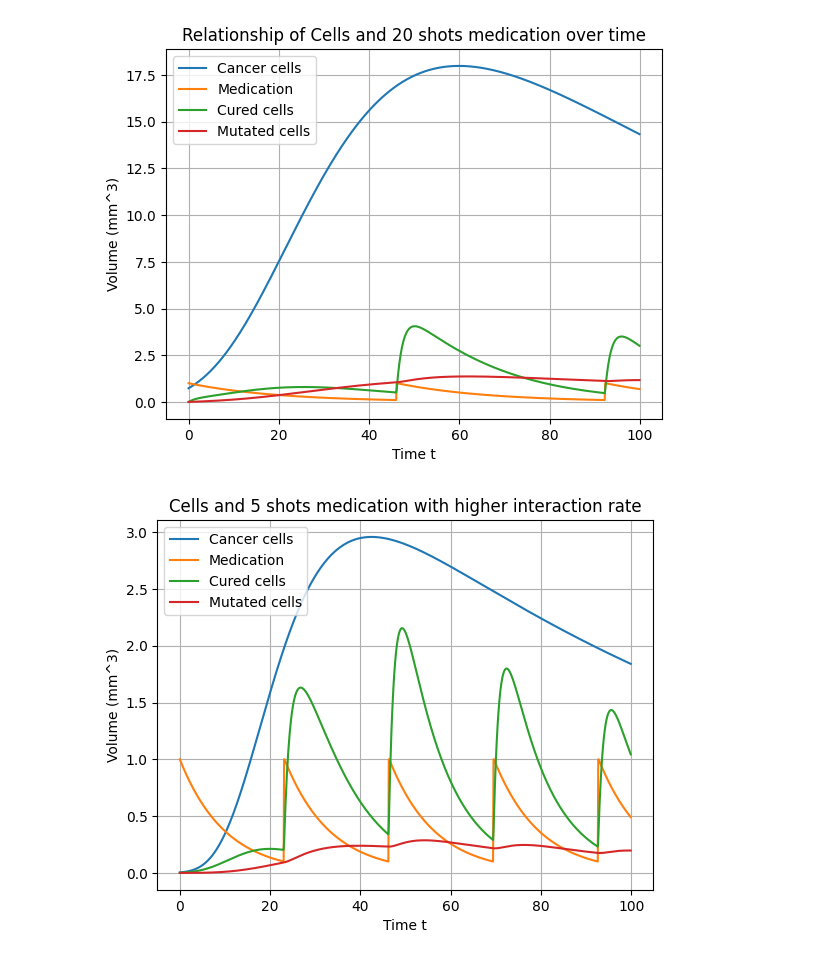
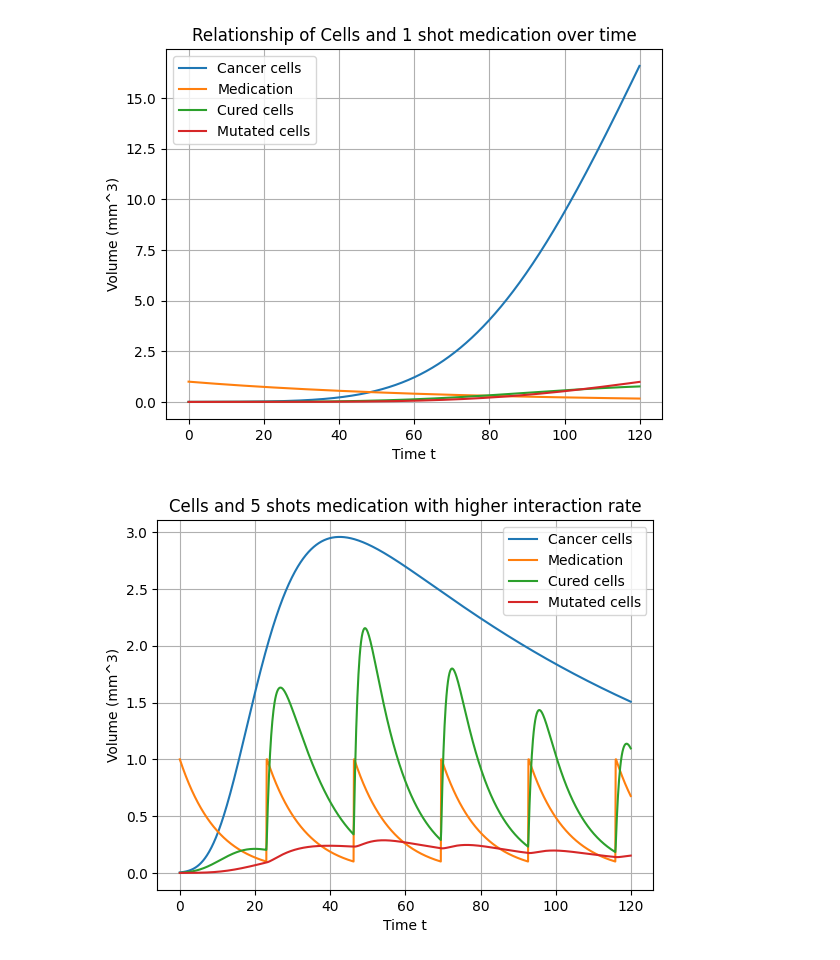
Before and after one commit to PXu114/531TermPaper, a Jupyter notebook: scratch.ipynb, the cells around one changed output. Saved outputs shown, nothing was run; the diff lists cells and outputs as text; code cells hidden in the pictures.

```diff
--- a/scratch.ipynb
+++ b/scratch.ipynb
@@ -9,7 +9,7 @@ k = 0.2
 kp = 0.05
 m = 0.1
 mp = 0.01
-delta = 0.1
+delta = 0.1     # med degen rate 0.1
 beta = 0.7
 gamma = 0.01
 C_1 = 5
@@ -18,7 +18,7 @@ C_3 = -1
 C_4 = 0.0
 
 h = 0.1  # Step size
-n_steps = 1000  # Number of steps
+n_steps = 1200  # Number of steps
 
 # Time points
 t = np.arange(0, n_steps * h, h)
@@ -83,7 +83,7 @@ plt.plot(t, Ap_values, label='Mutated cells')
 plt.xlabel('Time t')
 plt.ylabel('Volume (mm^3)')
 plt.legend()
-plt.title('Relationship of Cells and 5 shots medication over time')
+plt.title('Relationship of Cells and ~5 shots medication over time')
 plt.grid(True)
 plt.show()
 # %% [output]
@@ -99,7 +99,7 @@ k = 0.2
 kp = 0.05
 m = 0.1
 mp = 0.01
-delta = 0.2
+delta = 0.2     # med degen rate 0.2
 beta = 0.7
 gamma = 0.01
 C_1 = 2
@@ -108,7 +108,7 @@ C_3 = -1
 C_4 = 0.0
 
 h = 0.1  # Step size
-n_steps = 1000  # Number of steps
+n_steps = 1200  # Number of steps
 
 # Time points
 t = np.arange(0, n_steps * h, h)
@@ -174,7 +174,7 @@ plt.plot(t, Ap_values, label='Mutated cells')
 plt.xlabel('Time t')
 plt.ylabel('Volume (mm^3)')
 plt.legend()
-plt.title('Relationship of Cells and 1 shots medication over time')
+plt.title('Relationship of Cells and ~10 shots medication over time')
 plt.grid(True)
 plt.show()
 # %% [output]
@@ -190,16 +190,16 @@ k = 0.2
 kp = 0.05
 m = 0.1
 mp = 0.01
-delta = 0.05
+delta = 0.015       # med degen rate 0.015
 beta = 0.7
 gamma = 0.01
-C_1 = 40
+C_1 = 500
 C_2 = 1
 C_3 = -1
 C_4 = 0.0
 
 h = 0.1  # Step size
-n_steps = 1000  # Number of steps
+n_steps = 1200  # Number of steps
 
 # Time points
 t = np.arange(0, n_steps * h, h)
@@ -265,11 +265,11 @@ plt.plot(t, Ap_values, label='Mutated cells')
 plt.xlabel('Time t')
 plt.ylabel('Volume (mm^3)')
 plt.legend()
-plt.title('Relationship of Cells and 20 shots medication over time')
+plt.title('Relationship of Cells and 1 shot medication over time')
 plt.grid(True)
 plt.show()
 # %% [output]
-[figure, old version]
+[figure, new version]
 # %%
 import numpy as np
 import matplotlib.pyplot as plt
@@ -277,11 +277,11 @@ import matplotlib.pyplot as plt
 # Define initial conditions
 r = 0.1
 rp = 0.1
-k = 0.7
+k = 0.7         # interaction rate 0.7
 kp = 0.05
 m = 0.1
 mp = 0.01
-delta = 0.1
+delta = 0.1     # med degen rate 0.1
 beta = 0.7
 gamma = 0.01
 C_1 = 5
@@ -290,7 +290,7 @@ C_3 = -1
 C_4 = 0.0
 
 h = 0.1  # Step size
-n_steps = 1000  # Number of steps
+n_steps = 1200  # Number of steps
 
 # Time points
 t = np.arange(0, n_steps * h, h)
@@ -333,31 +333,31 @@ for j in range(n_steps):
 def C_integrand(t, A_values, B_values):
     return k * A_values * B_values * np.exp((beta + gamma) * t)
 
 C_integral = np.zeros(n_steps)
 for i in range(1, n_steps):
     C_integral[i] = np.trapz(C_integrand(t[:i+1], A_values[:i+1], B_values[:i+1]), t[:i+1])
 
 C_values = np.exp(-(beta + gamma) * t) * (1 + C_integral) + C_3 * np.exp(-(beta + gamma) * t)
 
 def Ap_integrand(t, A_values, C_values):
     return np.exp((rp + kp) * t) * (mp * A_values + gamma * C_values)
 
 Ap_integral = np.zeros(n_steps)
 for i in range(1, n_steps):
     Ap_integral[i] = np.trapz(Ap_integrand(t[:i+1], A_values[:i+1], C_values[:i+1]), t[:i+1])
 
 Ap_values = np.exp(-(rp + kp) * t) * Ap_integral + C_4 * np.exp(-(rp + kp) * t)
 
 # Plot results
 plt.plot(t, A_values, label='Cancer cells')
 plt.plot(t, B_values, label='Medication')
 plt.plot(t, C_values, label='Cured cells')
 plt.plot(t, Ap_values, label='Mutated cells')
 plt.xlabel('Time t')
 plt.ylabel('Volume (mm^3)')
 plt.legend()
 plt.title('Cells and 5 shots medication with higher interaction rate')
 plt.grid(True)
 plt.show()
 # %% [output]
-[figure, old version]
+[figure, new version]
```
Also changed, not shown: parts of 2 cells of this notebook.
